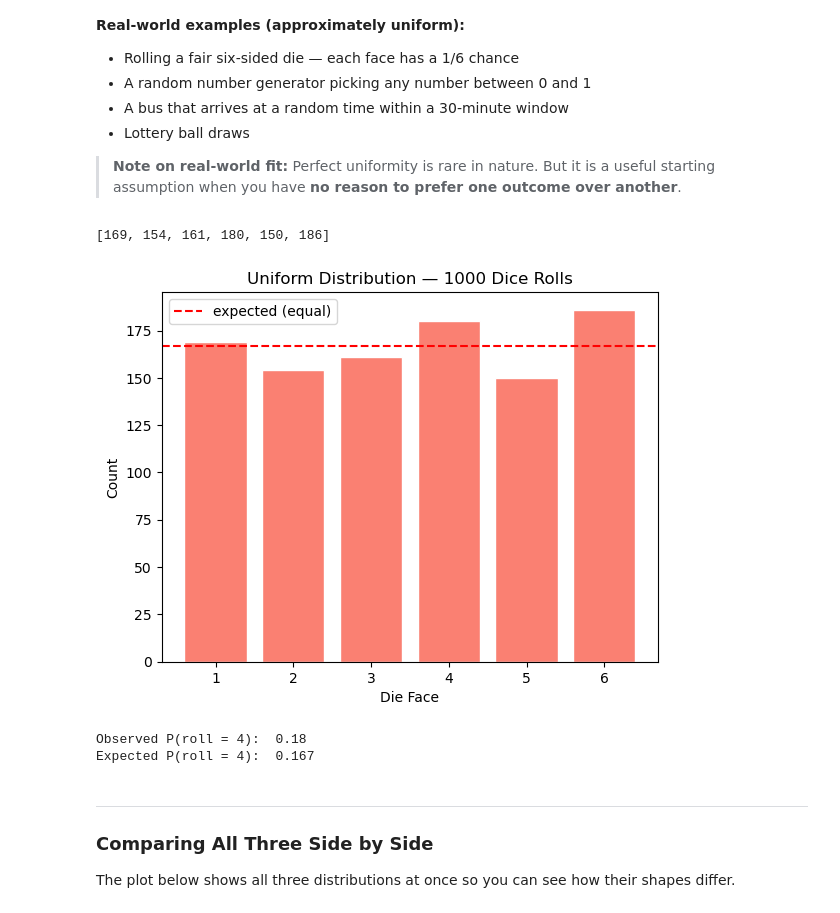
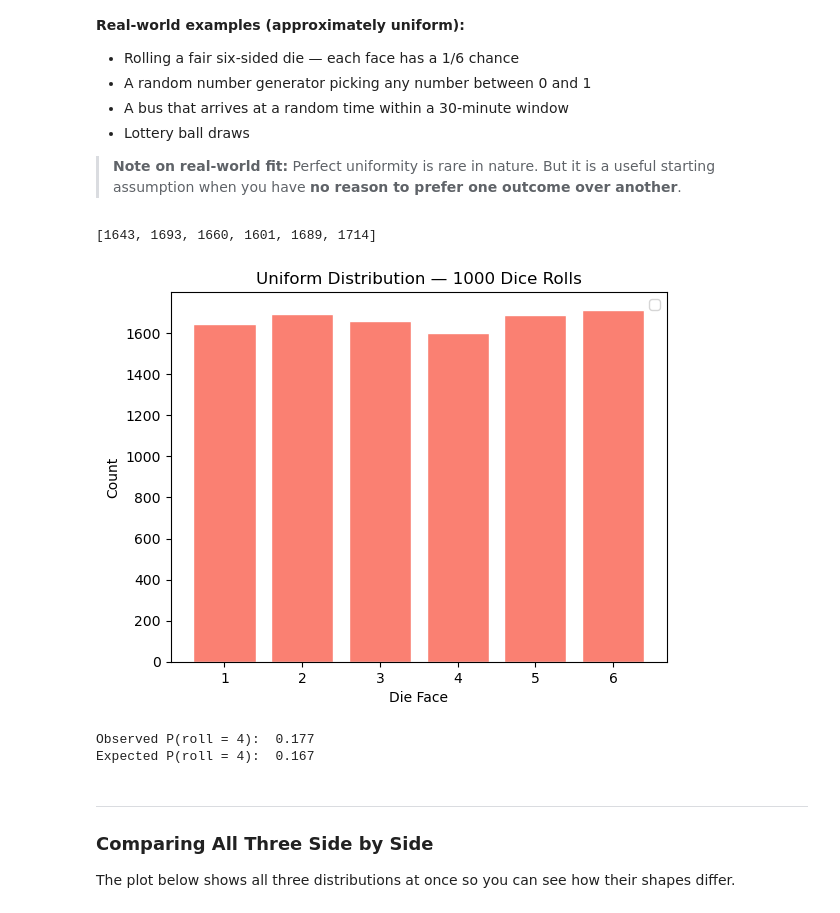
Before and after one commit to F-said/IF-2026, a Jupyter notebook: week6/prob_distributions/prob_distributions.ipynb, the cells around one changed output. Drawn from its saved outputs; the diff is of its cells as text; code cells hidden in the pictures.

```diff
--- a/week6/prob_distributions/prob_distributions.ipynb
+++ b/week6/prob_distributions/prob_distributions.ipynb
@@ -184,0 +197,8 @@ print('P(rent = $1800):     ', prob_1800)
+# %%
+count = 0
+
+for e in rent_prices:
+    if e == 1800:
+        count += 1
+
+print(count)
@@ -459,7 +546,7 @@ import matplotlib.pyplot as plt
 
 # Simulate rolling a fair 6-sided die 1000 times
 
-rolls = np.random.randint(1, 7, size=1000)
+rolls = np.random.randint(1, 7, size=10_000)
 # Count how often each face appeared
 face_counts = []
 
@@ -472,24 +559,24 @@ for face in range(1, 7):
 
 print(face_counts)
 # %% [output]
-[169, 154, 161, 180, 150, 186]
+[1643, 1693, 1660, 1601, 1689, 1714]
 # %%
 # Plot the distribution
 plt.figure()
 plt.bar([1, 2, 3, 4, 5, 6], face_counts, color='salmon', edgecolor='white')
 
 # Draw a horizontal line at the expected count (1000 / 6)
-expected = 1000 / 6
-plt.axhline(expected, color='red', linewidth=1.5, linestyle='--', label='expected (equal)')
+#expected = 1000 / 6
+#plt.axhline(expected, color='red', linewidth=1.5, linestyle='--', label='expected (equal)')
 
 plt.title('Uniform Distribution — 1000 Dice Rolls')
 plt.xlabel('Die Face')
 plt.ylabel('Count')
 plt.legend()
 
 plt.show()
 # %% [output]
-[figure, old version]
+[figure, new version]
 # %%
 # --- Practical probability question ---
 # What is the probability of rolling a 4?
@@ -505,7 +592,7 @@ prob_4 = count_4 / len(rolls)
 print('Observed P(roll = 4): ', round(prob_4, 3))
 print('Expected P(roll = 4): ', round(1/6, 3))
 # %% [output]
-Observed P(roll = 4):  0.18
+Observed P(roll = 4):  0.177
 Expected P(roll = 4):  0.167
 # %% [markdown]
 ---
```
Also changed, not shown: parts of 22 cells of this notebook, 5 other files.
